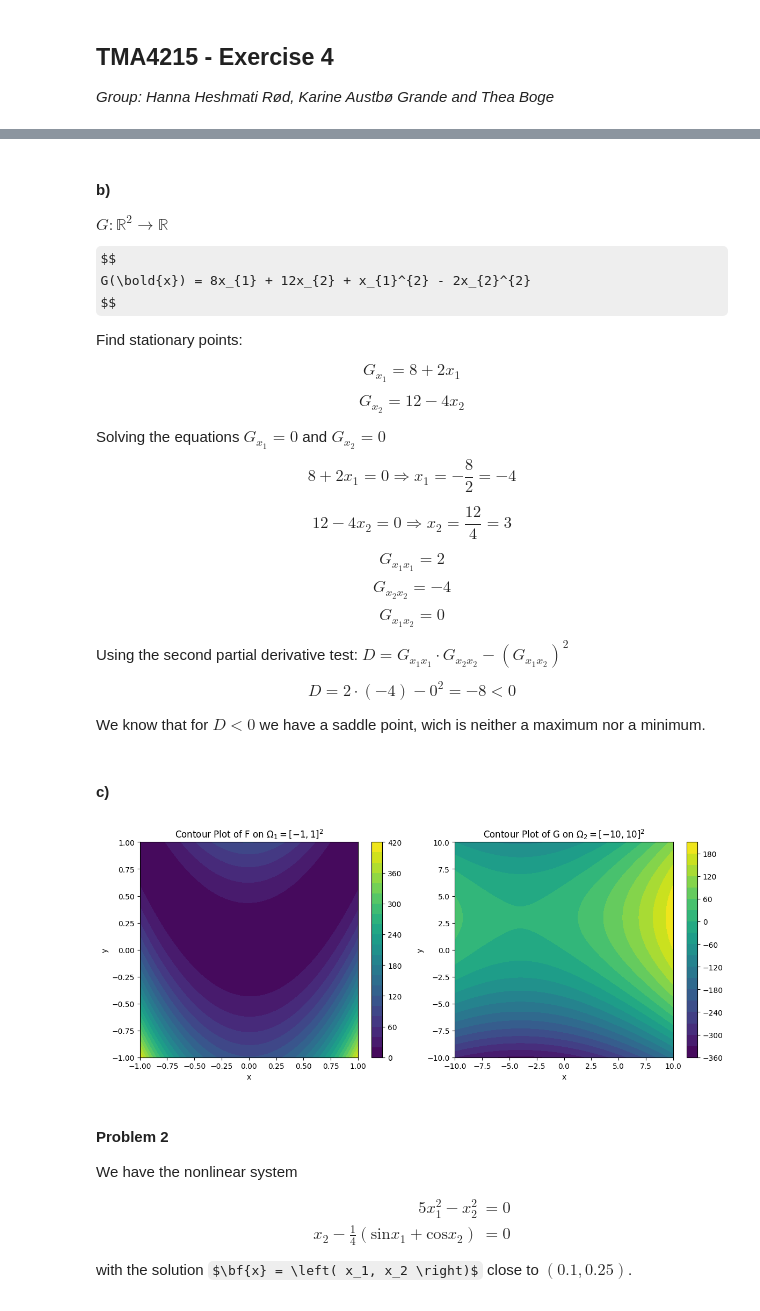
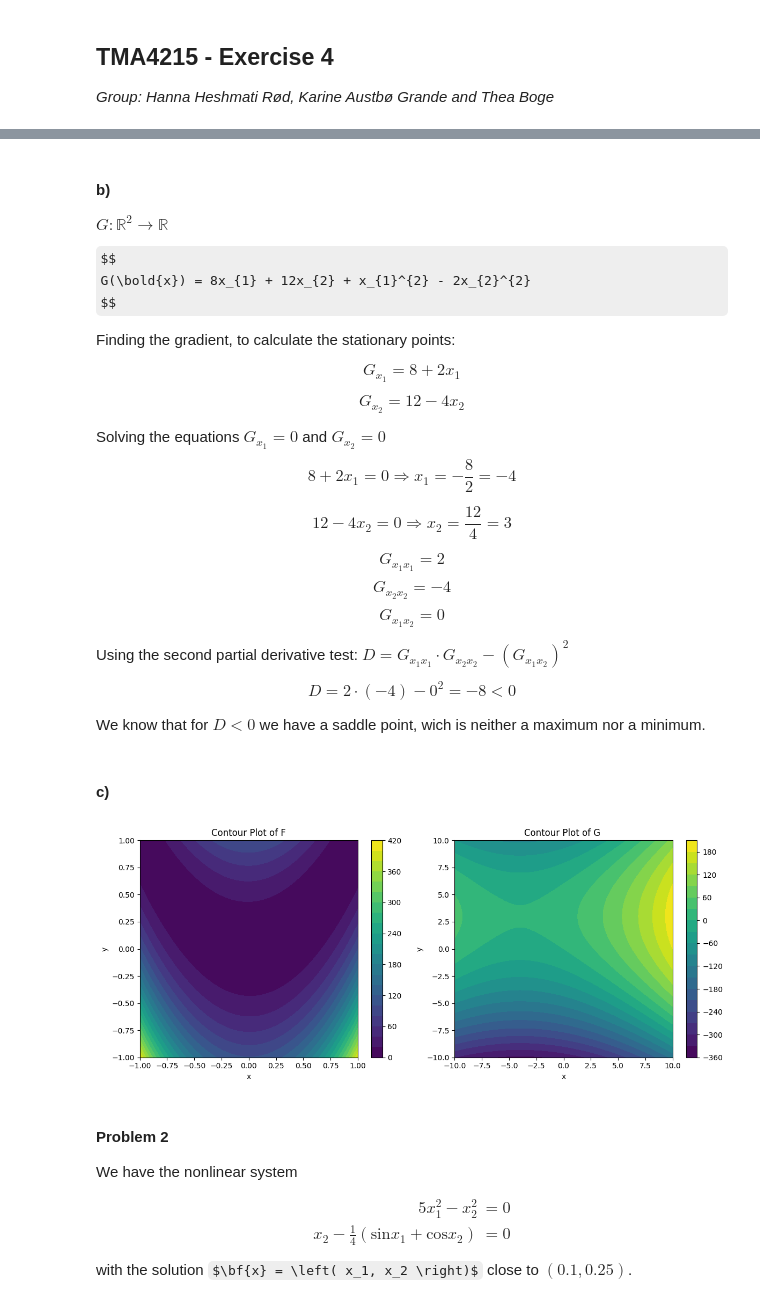
Before and after one commit to hannaroed/nummat-ovinger, a Jupyter notebook: Exercise-4.ipynb, the cells around one changed output, grey strips where cells are left out. Saved outputs shown, nothing was run; the diff lists cells and outputs as text; code cells hidden in the pictures; some formulas as TeX source.

```diff
--- a/Exercise-4.ipynb
+++ b/Exercise-4.ipynb
@@ -102,7 +110,7 @@ $$
 G(\bold{x}) = 8x_{1} + 12x_{2} + x_{1}^{2} - 2x_{2}^{2}
 $$
 
-Find stationary points:
+Finding the gradient, to calculate the stationary points:
 
 $$
 G_{x_{1}} = 8 + 2x_{1}
@@ -149,38 +157,38 @@ import matplotlib.pyplot as plt
 x1 = np.linspace(-1, 1, 100)
 y1 = np.linspace(-1, 1, 100)
 x2 = np.linspace(-10, 10, 100)
 y2 = np.linspace(-10, 10, 100)
 
 # Create a meshgrid for each range
 X1, Y1 = np.meshgrid(x1, y1)
 X2, Y2 = np.meshgrid(x2, y2)
 
 # NOE FEIL FUNKSJON
-F = 100 * (Y1 - X1**2)**2 + (1 - X1)**2  # Function for F
-G = 8 * X2 + 12 * Y2 + X2**2 - 2 * Y2**2  # Function for G
+F = 100 * (Y1 - X1**2)**2 + (1 - X1)**2
+G = 8 * X2 + 12 * Y2 + X2**2 - 2 * Y2**2
 
 # Plotting the contour plot for F
 plt.figure(figsize=(12, 5))
 
 plt.subplot(1, 2, 1)
 plt.contourf(X1, Y1, F, levels=20, cmap='viridis')
 plt.colorbar()
-plt.title('Contour Plot of F on $\Omega_1 = [-1, 1]^2$')
+plt.title('Contour Plot of F')
 plt.xlabel('x')
 plt.ylabel('y')
 
 # Plotting the contour plot for G
 plt.subplot(1, 2, 2)
 plt.contourf(X2, Y2, G, levels=20, cmap='viridis')
 plt.colorbar()
-plt.title('Contour Plot of G on $\Omega_2 = [-10, 10]^2$')
+plt.title('Contour Plot of G ')
 plt.xlabel('x')
 plt.ylabel('y')
 
 plt.tight_layout()
 plt.show()
 # %% [output]
-[figure, old version]
+[figure, new version]
 # %% [markdown]
 #### Problem 2
 We have the nonlinear system
```
Also changed, not shown: parts of 1 cell of this notebook.
